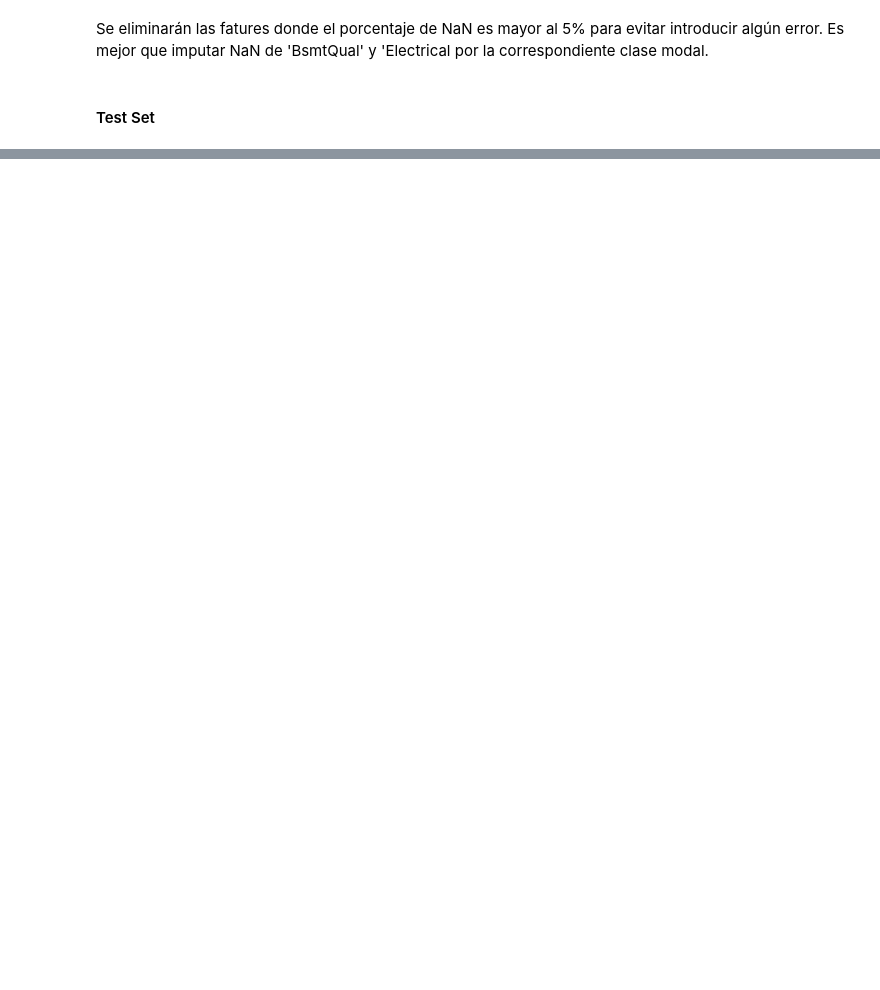
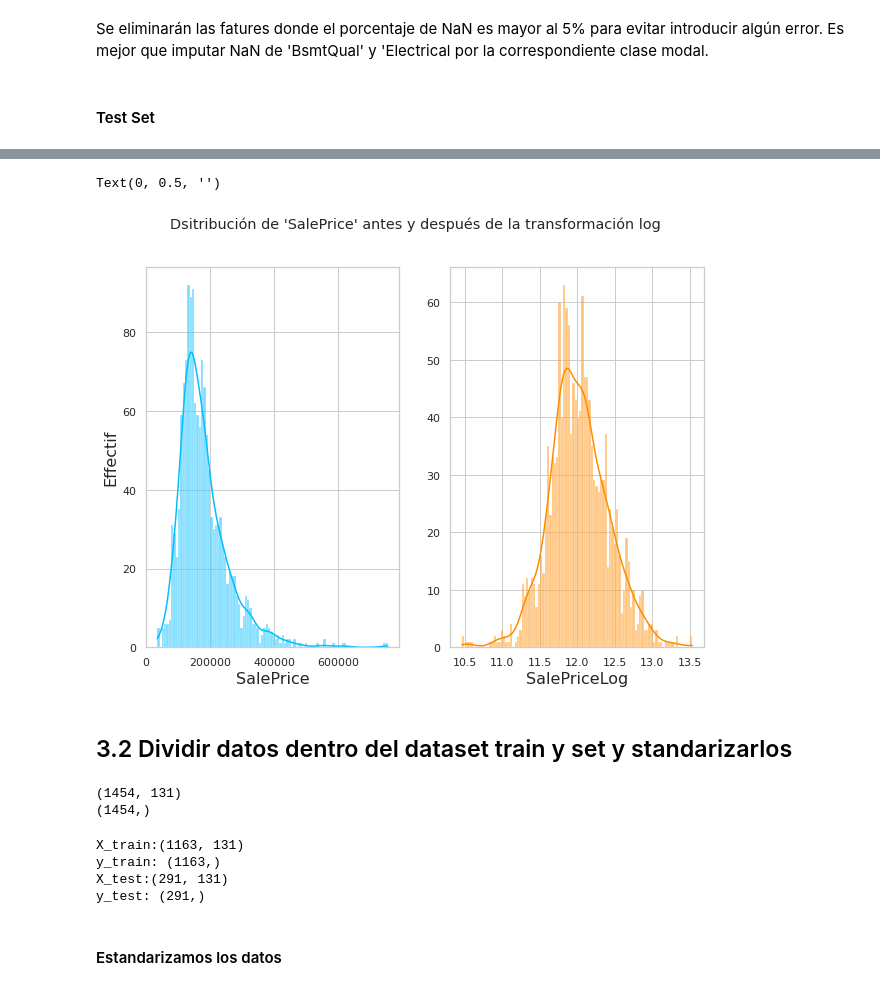
Before and after one commit to RichardSailema/EDA-y-modelling-applied-a-House-Price, a Jupyter notebook: house_price.ipynb, the cells around one changed output, grey strips where cells are left out. Drawn from its saved outputs; the diff is of its cells as text; code cells hidden in the pictures; blank space fills up the shorter version.

```diff
--- a/house_price.ipynb
+++ b/house_price.ipynb
@@ -689,0 +964,13 @@ df_train_categ = df_train_categ.fillna(value=categ_fill_null)
+# %%
+# Seleccionamos características con un skew absoluto igual mayor a 0.5
+skew_ft = []
+
+for i in continous_features:
+    # Enlistar un valor de skew por cada feature correspondiente
+    skew_ft.append(abs(df_skew_verify[i].skew()))
+
+df_skewed  = pd.DataFrame({"Columns": continous_features,
+                          "Abs_skew": skew_ft})
+
+sk_features = df_skewed[df_skewed["Abs_skew"]> 0.5]["Columns"].tolist()
+print(f"lista de features sezgadas: {sk_features}")
@@ -689,0 +981,10 @@ df_train_categ = df_train_categ.fillna(value=categ_fill_null)
+# %%
+# Transformación Log de features sezgadas
+
+for i in sk_features:
+    # Genramos ciclos sobre i (cada features) para calcular log de la superficies
+    # Train set
+    df_train_new[i] = np.log((df_train_new[i])+1)
+
+    # Test set
+    df_test_new[i] = np.log((df_test_new[i])+1)
@@ -689,0 +997,22 @@ df_train_categ = df_train_categ.fillna(value=categ_fill_null)
+# %%
+# Transformación log de la variable objetivo "SalePrice"
+df_train_new["SalePriceLog"] = np.log(df_train_new.SalePrice)
+
+# Grafica de distribución antes y después de la transformación
+fig, axes = plt.subplots(1,2)
+fig.suptitle("Dsitribución de 'SalePrice' antes y después de la transformación log")
+
+# Antes de la transformación log
+p  = sns.histplot(ax = axes[0], x = df_train_new["SalePrice"], kde = True, bins = 100, color = "deepskyblue")
+
+p.set_xlabel("SalePrice", fontsize = 16)
+p.set_ylabel("Effectif", fontsize = 16)
+
+# Después de la transformación
+q  = sns.histplot(ax = axes[1], x = df_train_new["SalePriceLog"], kde = True, bins = 100, color = "darkorange")
+
+q.set_xlabel("SalePriceLog", fontsize = 16)
+q.set_ylabel("", fontsize = 16)
+# %% [output]
+Text(0, 0.5, '')
+[figure, added]
@@ -689,0 +1022,35 @@ df_train_categ = df_train_categ.fillna(value=categ_fill_null)
+# %% [markdown]
+## 3.2 Dividir datos dentro del dataset train y set y standarizarlos
+# %%
+# Extraer los features (X),  y el target (y)
+# Features (X)
+X = df_train_new[[i for i in list(
+                    df_train_new.columns) if i != "SalePriceLog"]]
+print(X.shape)
+
+# Target (y)
+y = df_train_new.loc[:, "SalePriceLog"]
+print(y.shape)
+# %% [output]
+(1454, 131)
+(1454,)
+# %%
+# Dividir datos dentro de X_train y X_test (para estratificar y)
+# Estratificar sobre una variable continua dividiendolo en bins
+# Creamos los bins
+bins = np.linspace(0, len(y), 150)
+y_binned = np.digitize(y, bins)
+
+# Dividimos los datos (80% para train, 20% para test) usando la funcion train_set_split
+X_train, X_test, y_train, y_test = train_test_split(X, y, test_size=0.2,
+                                                   stratify = y_binned, shuffle=True)
+
+print(f"X_train:{X_train.shape}\ny_train: {y_train.shape}")
+print(f"X_test:{X_test.shape}\ny_test: {y_test.shape}")
+# %% [output]
+X_train:(1163, 131)
+y_train: (1163,)
+X_test:(291, 131)
+y_test: (291,)
+# %% [markdown]
+#### Estandarizamos los datos
```
Also changed, not shown: parts of 101 cells of this notebook, 1 other file.
